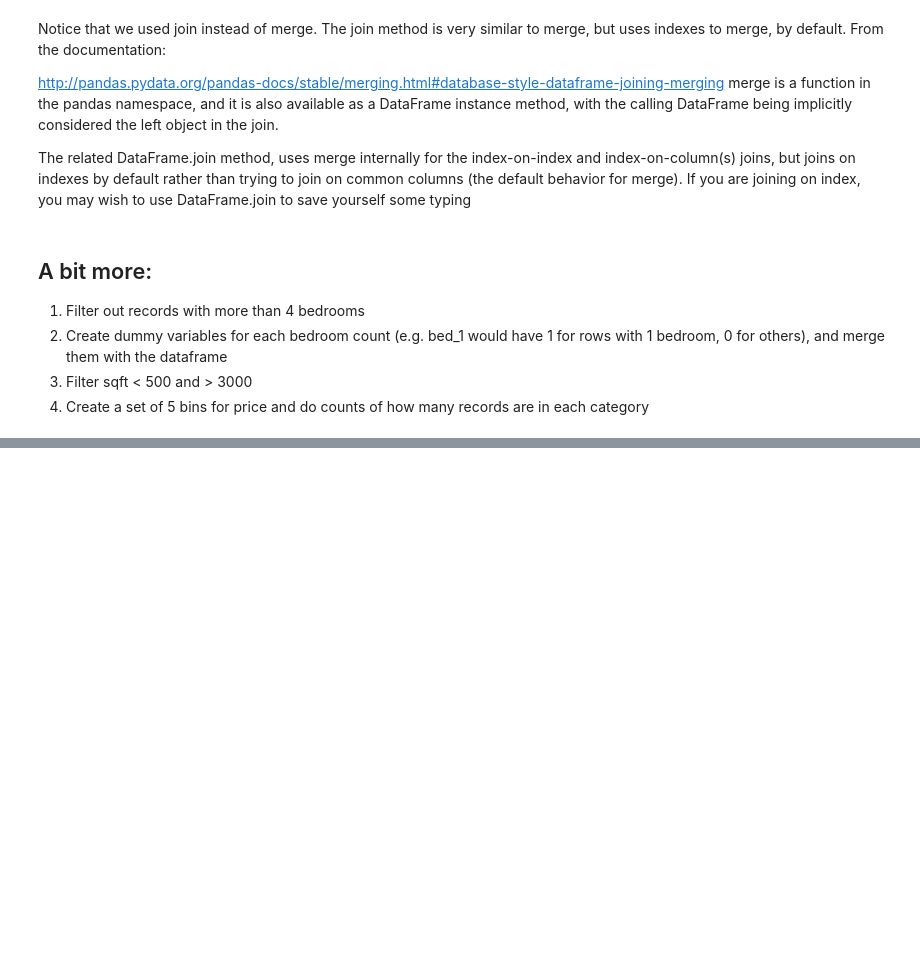
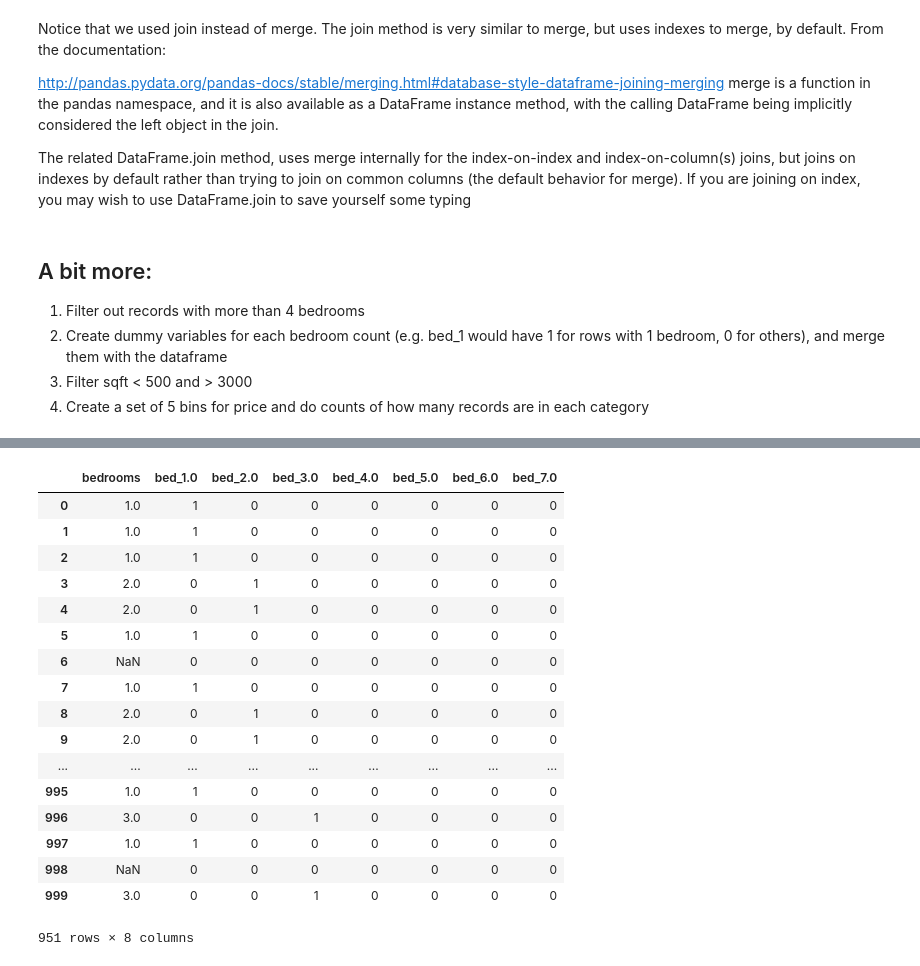
Before and after one commit to MDavis34/ce599, a Jupyter notebook: 07-Data Wrangling/data-wrangling.ipynb, the cells around one changed output, grey strips where cells are left out. Cells and saved outputs as stored; diff of their text form; code cells hidden in the pictures; blank space fills up the shorter version.

```diff
--- a/07-Data Wrangling/data-wrangling.ipynb
+++ b/07-Data Wrangling/data-wrangling.ipynb
@@ -289,0 +605,23 @@ The related DataFrame.join method, uses merge internally for the index-on-index
+# %%
+pd.get_dummies(df_no4['bedrooms'], prefix='bed')
+df_no4_dummy = df_no4[['bedrooms']].join(dummies)
+df_no4_dummy
+# %% [output]
+|  | bedrooms | bed_1.0 | bed_2.0 | bed_3.0 | bed_4.0 | bed_5.0 | bed_6.0 | bed_7.0 |
+| 0 | 1.0 | 1 | 0 | 0 | 0 | 0 | 0 | 0 |
+| 1 | 1.0 | 1 | 0 | 0 | 0 | 0 | 0 | 0 |
+| 2 | 1.0 | 1 | 0 | 0 | 0 | 0 | 0 | 0 |
+| 3 | 2.0 | 0 | 1 | 0 | 0 | 0 | 0 | 0 |
+| 4 | 2.0 | 0 | 1 | 0 | 0 | 0 | 0 | 0 |
+| 5 | 1.0 | 1 | 0 | 0 | 0 | 0 | 0 | 0 |
+| 6 | NaN | 0 | 0 | 0 | 0 | 0 | 0 | 0 |
+| 7 | 1.0 | 1 | 0 | 0 | 0 | 0 | 0 | 0 |
+| 8 | 2.0 | 0 | 1 | 0 | 0 | 0 | 0 | 0 |
+| 9 | 2.0 | 0 | 1 | 0 | 0 | 0 | 0 | 0 |
+| ... | ... | ... | ... | ... | ... | ... | ... | ... |
+| 995 | 1.0 | 1 | 0 | 0 | 0 | 0 | 0 | 0 |
+| 996 | 3.0 | 0 | 0 | 1 | 0 | 0 | 0 | 0 |
+| 997 | 1.0 | 1 | 0 | 0 | 0 | 0 | 0 | 0 |
+| 998 | NaN | 0 | 0 | 0 | 0 | 0 | 0 | 0 |
+| 999 | 3.0 | 0 | 0 | 1 | 0 | 0 | 0 | 0 |
+951 rows × 8 columns
```
Also changed, not shown: parts of 37 cells of this notebook.
